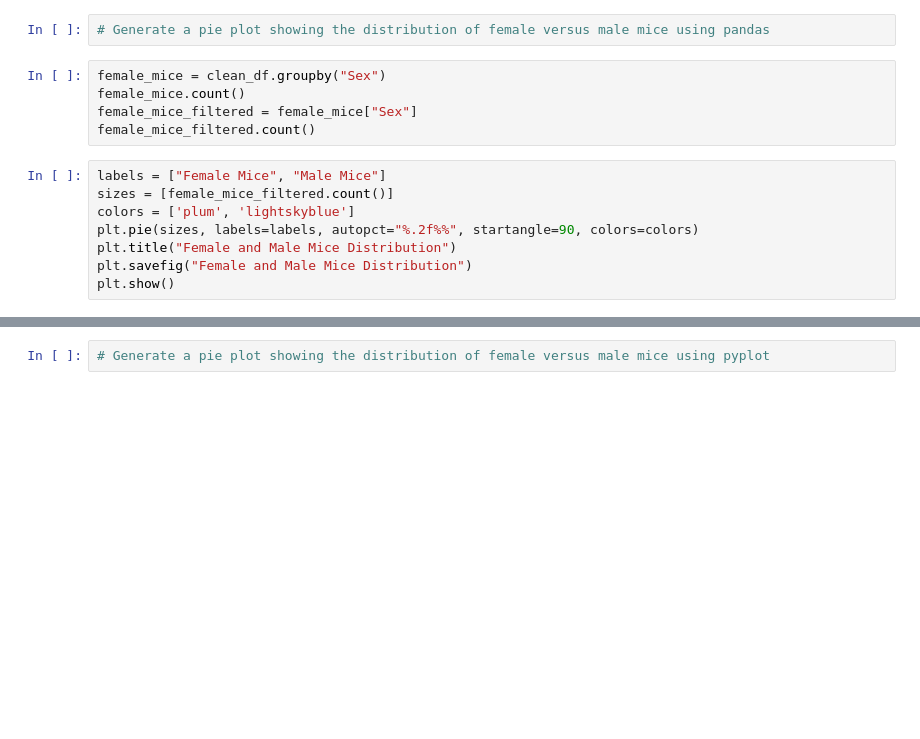
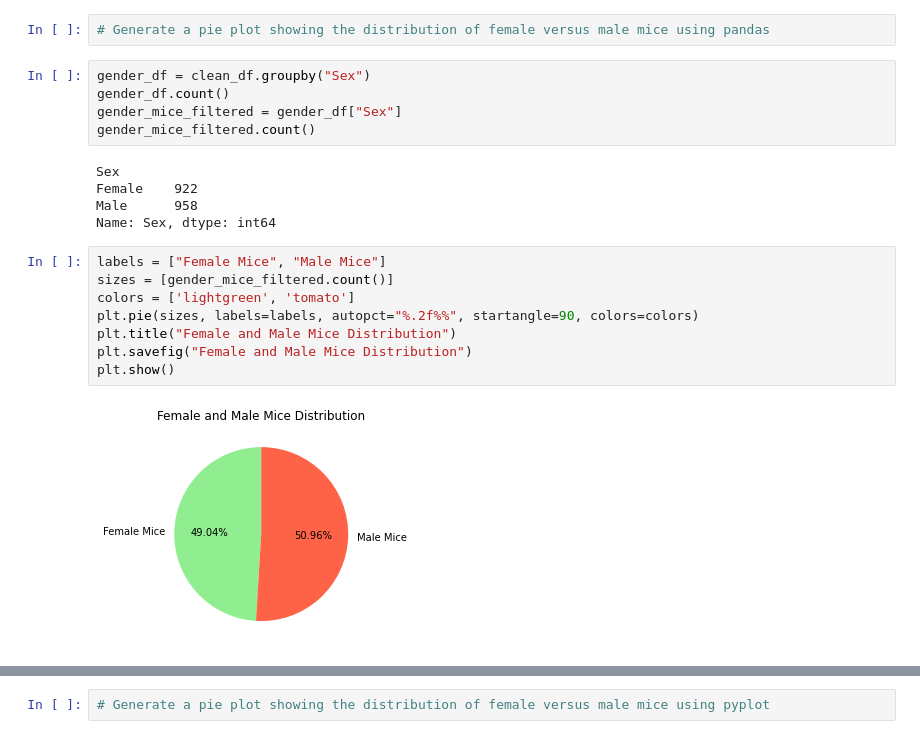
Before and after one commit to IrinaUX/MatPlotLib_hw, a Jupyter notebook: pymaceuticals_starter-Copy4b.ipynb, the cells around one changed output, grey strips where cells are left out. Saved outputs shown, nothing was run; the diff lists cells and outputs as text; blank space fills up the shorter version.

Commit message:
Add plot.pie for the Gender Distribution.

```diff
--- a/pymaceuticals_starter-Copy4b.ipynb
+++ b/pymaceuticals_starter-Copy4b.ipynb
@@ -347,15 +348,22 @@ print(x_axis)
 # %%
 # Generate a pie plot showing the distribution of female versus male mice using pandas
 # %%
-female_mice = clean_df.groupby("Sex")
-female_mice.count()
-female_mice_filtered = female_mice["Sex"]
-female_mice_filtered.count()
+gender_df = clean_df.groupby("Sex")
+gender_df.count()
+gender_mice_filtered = gender_df["Sex"]
+gender_mice_filtered.count()
+# %% [output]
+Sex
+Female    922
+Male      958
+Name: Sex, dtype: int64
 # %%
 labels = ["Female Mice", "Male Mice"]
-sizes = [female_mice_filtered.count()]
-colors = ['plum', 'lightskyblue']
+sizes = [gender_mice_filtered.count()]
+colors = ['lightgreen', 'tomato']
 plt.pie(sizes, labels=labels, autopct="%.2f%%", startangle=90, colors=colors)
 plt.title("Female and Male Mice Distribution")
 plt.savefig("Female and Male Mice Distribution")
 plt.show()
+# %% [output]
+[figure, added]
```
Also changed, not shown: parts of 6 cells of this notebook, 1 other file.
